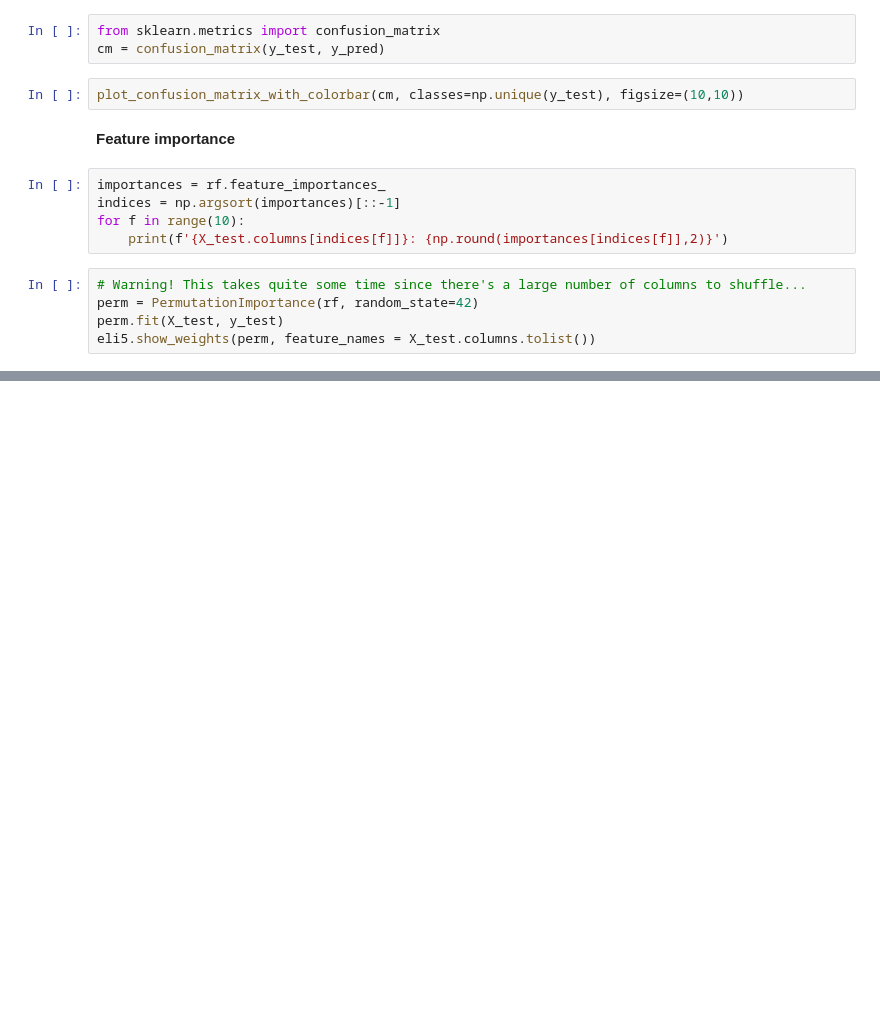
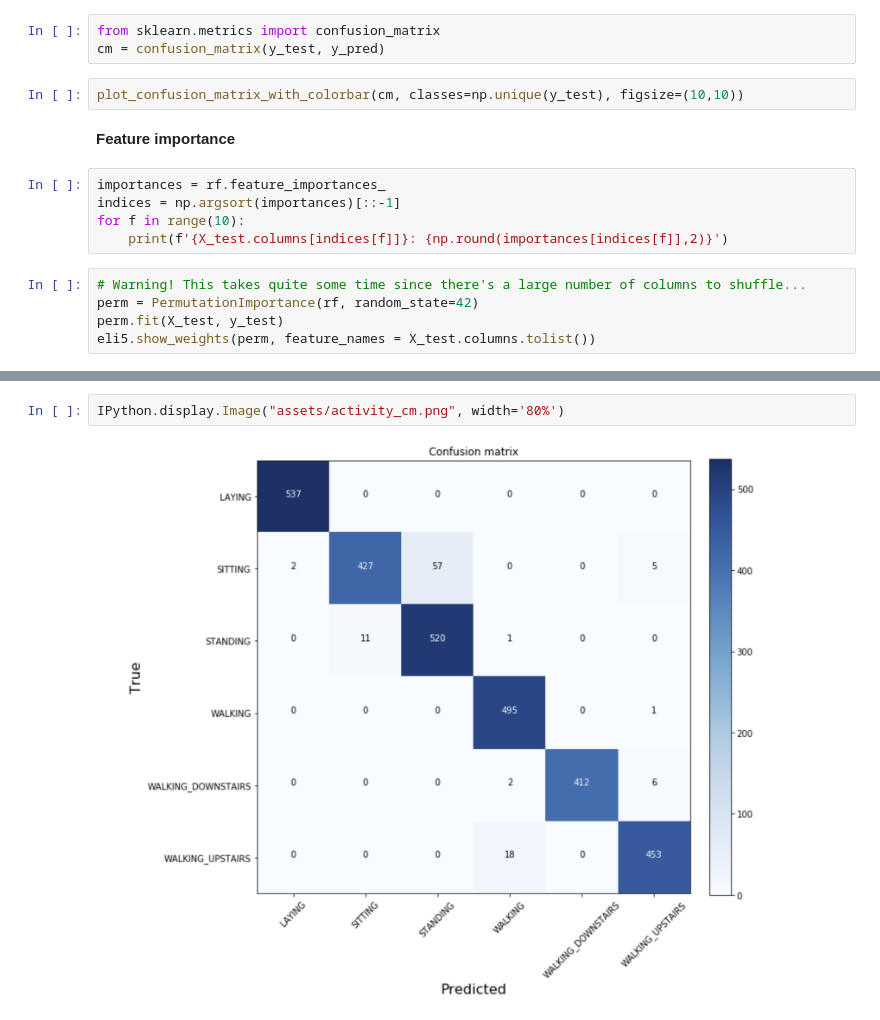
Before and after one commit to h183502/DAT158ML, a Jupyter notebook: Part4-tree_based_models/DAT158-Part4-2-Random_Forests.ipynb, the cells around one changed output, grey strips where cells are left out. Cells and saved outputs as stored; diff of their text form; blank space fills up the shorter version.

```diff
--- a/Part4-tree_based_models/DAT158-Part4-2-Random_Forests.ipynb
+++ b/Part4-tree_based_models/DAT158-Part4-2-Random_Forests.ipynb
@@ -978,0 +984,4 @@ If you don't want to wait for the above cell to complete, here's the result:
+# %%
+IPython.display.Image("assets/activity_cm.png", width='80%')
+# %% [output]
+[figure, added]
```
Also changed, not shown: parts of 5 cells of this notebook, 3 other files.
